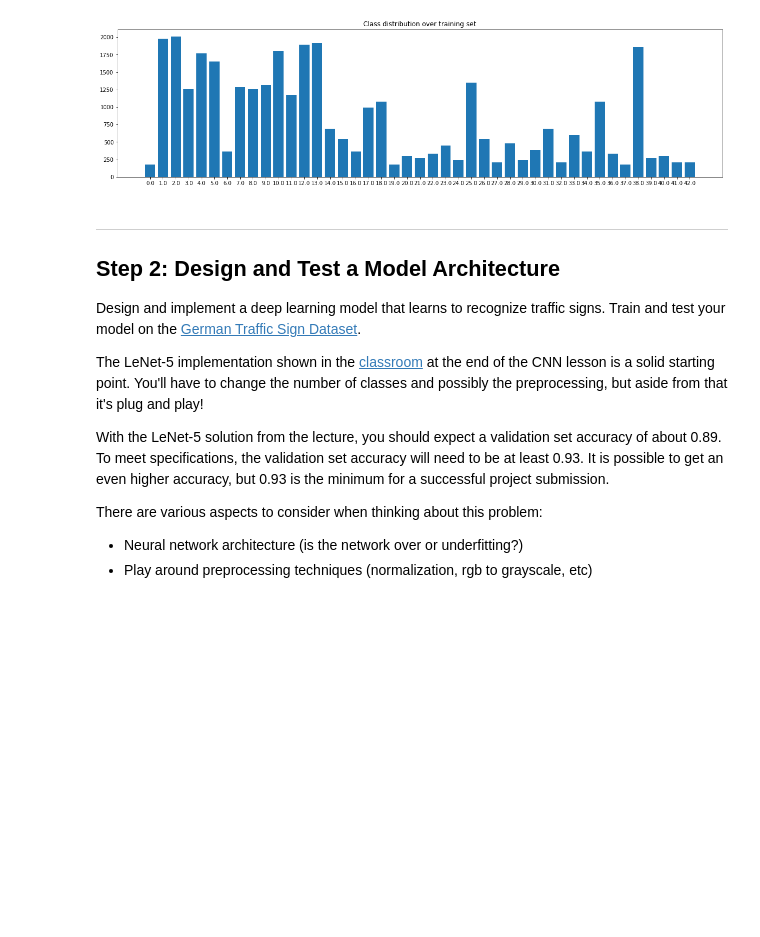
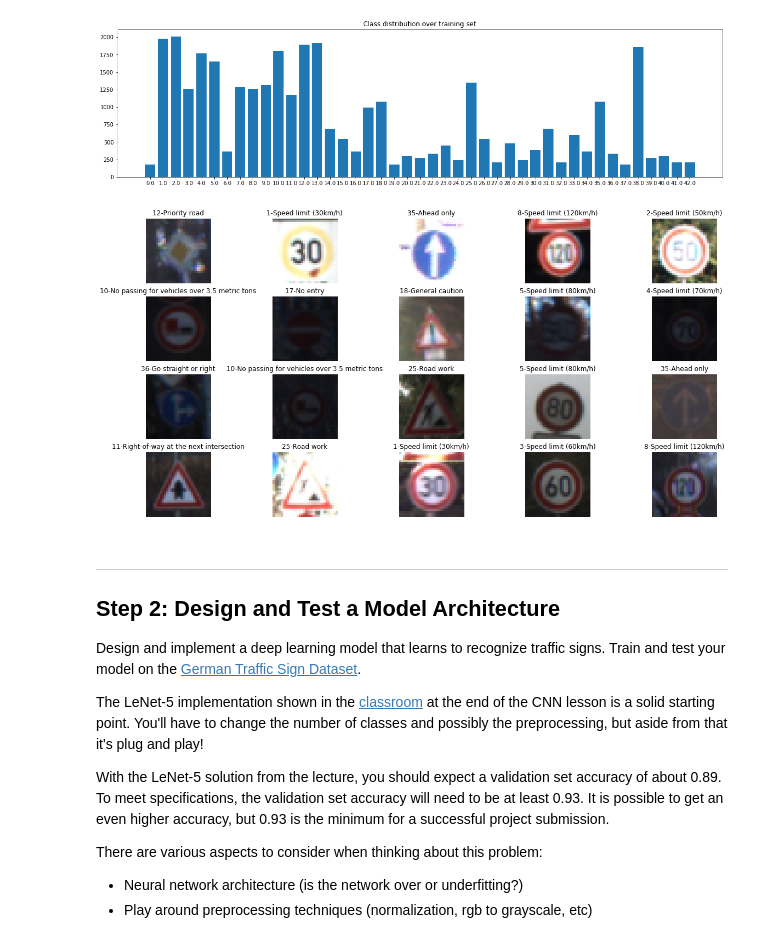
Before and after one commit to heikoschmidt1187/CarND-Traffic-Sign-Classifier-Project, a Jupyter notebook: Traffic_Sign_Classifier.ipynb, the cells around one changed output. Saved outputs shown, nothing was run; the diff lists cells and outputs as text; code cells hidden in the pictures; blank space fills up the shorter version.

Commit message:
show 20 random images

```diff
--- a/Traffic_Sign_Classifier.ipynb
+++ b/Traffic_Sign_Classifier.ipynb
@@ -104,3 +104,20 @@ Visualize the German Traffic Signs Dataset using the pickled file(s). This is op
 The [Matplotlib](http://matplotlib.org/) [examples](http://matplotlib.org/examples/index.html) and [gallery](http://matplotlib.org/gallery.html) pages are a great resource for doing visualizations in Python.
 
 **NOTE:** It's recommended you start with something simple first. If you wish to do more, come back to it after you've completed the rest of the sections. It can be interesting to look at the distribution of classes in the training, validation and test set. Is the distribution the same? Are there more examples of some classes than others?
+# %%
+# read the signnames.csv to get a mapping from class to name
+import csv
+
+parser_file = './signs/signnames.csv'
+class_name_map = []
+
+with open(parser_file) as parser_file:
+    reader = csv.reader(parser_file, delimiter=',')
+    line = 0
+
+    for row in reader:
+        if line > 0:
+            class_name_map.append(row[1])
+        line = line + 1
+
+print(class_name_map)
@@ -133,5 +145,19 @@ plt.show()
 # %% [output]
 [figure]
+# %%
+# show 20 random images from the training set to get an idea how the images look
+import random
+
+fig, ax = plt.subplots(4, 5, figsize=(20, 10))
+ax = ax.ravel()
+
+for i in range(20):
+    ind = random.randint(0, len(X_train))
+    ax[i].axis('off')
+    ax[i].imshow(X_train[ind])
+    ax[i].set_title(str(y_train[ind]) + "-" + class_name_map[y_train[ind]])
+# %% [output]
+[figure, added]
 # %% [markdown]
 ----
 
```
Also changed, not shown: parts of 3 cells of this notebook.
